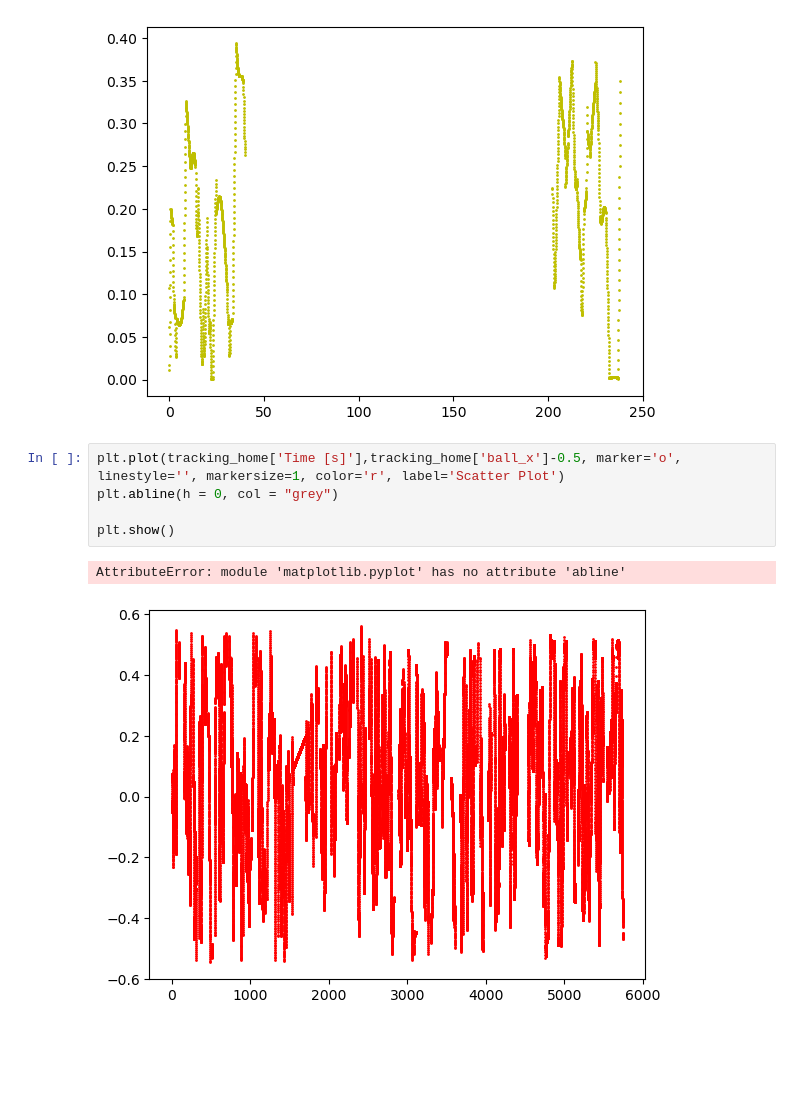
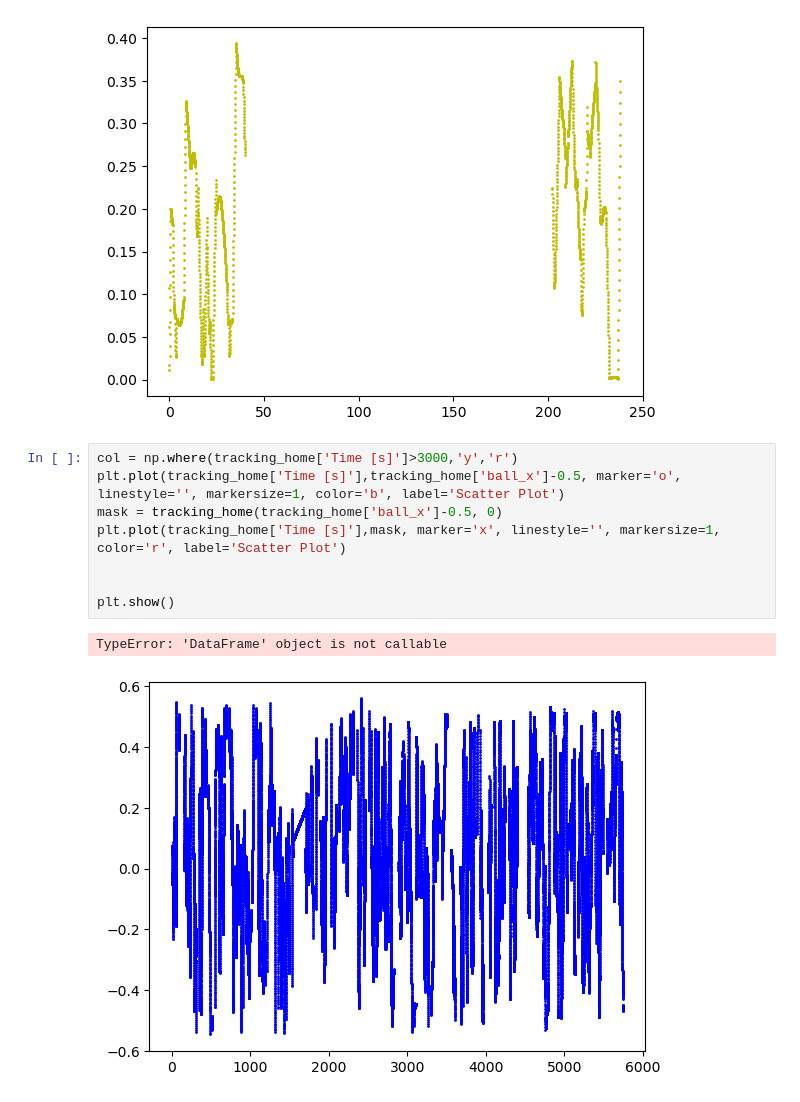
Before and after one commit to lnyousif/Football101, a Jupyter notebook: Laith Notebook.ipynb, the cells around one changed output. Drawn from its saved outputs; the diff is of its cells as text; blank space fills up the shorter version.

Commit message:
adding ball position plot vs time

```diff
--- a/Laith Notebook.ipynb
+++ b/Laith Notebook.ipynb
@@ -211,10 +209,13 @@ plt.show()
 [figure]
 [figure]
 # %%
-plt.plot(tracking_home['Time [s]'],tracking_home['ball_x']-0.5, marker='o', linestyle='', markersize=1, color='r', label='Scatter Plot')
-plt.abline(h = 0, col = "grey")
+col = np.where(tracking_home['Time [s]']>3000,'y','r')
+plt.plot(tracking_home['Time [s]'],tracking_home['ball_x']-0.5, marker='o', linestyle='', markersize=1, color='b', label='Scatter Plot')
+mask = tracking_home(tracking_home['ball_x']-0.5, 0)
+plt.plot(tracking_home['Time [s]'],mask, marker='x', linestyle='', markersize=1, color='r', label='Scatter Plot')
+
 
 plt.show()
 # %% [output]
-AttributeError: module 'matplotlib.pyplot' has no attribute 'abline'
+TypeError: 'DataFrame' object is not callable
-[figure, old version]
+[figure, new version]
```
Also changed, not shown: parts of 2 cells of this notebook.
